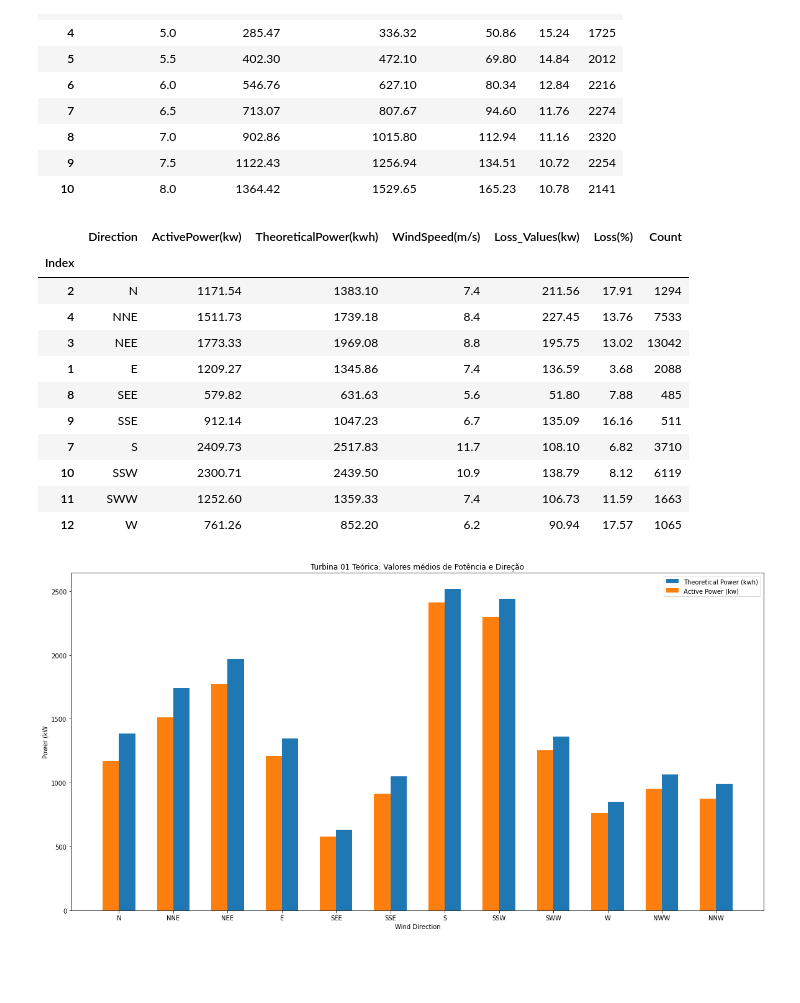
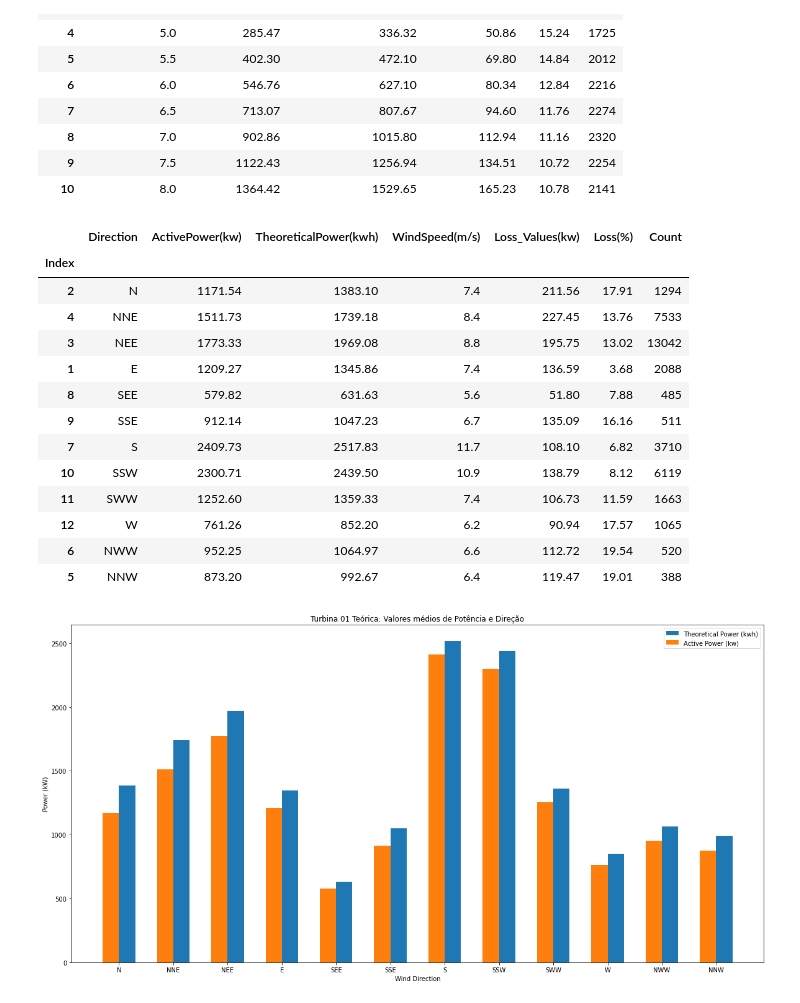
Before and after one commit to RaulOAlves/Wind_Turbine_Scada, a Jupyter notebook: Wind_Turbine_Scada.ipynb, the cells around one changed output. Cells and saved outputs as stored; diff of their text form; code cells hidden in the pictures; blank space fills up the shorter version.

```diff
--- a/Wind_Turbine_Scada.ipynb
+++ b/Wind_Turbine_Scada.ipynb
@@ -413,34 +413,36 @@ df_directions=df_directions[['Direction',
 df_directions['Index']=list(range(1,len(df_directions.index)+1))
 df_directions.set_index('Index', inplace=True)
 
 # Arredondar os valores para 2 casas decimais
 df_directions = df_directions.round({'WindSpeed(m/s)': 1,
                                      'ActivePower(kw)': 2,
                                      'TheoreticalPower(kwh)': 2,
                                      'Loss_Values(kw)': 2,
                                      'Loss(%)': 2})
 
 # Criar uma coluna para mostrar quantos registros tem naquele grupo
 df_directions['Count'] = [len(df_3['Direction'][df_3['Direction']==i]) for i in df_directions['Direction']]
 
 # Ordenando pela direção com a coluna mean_direction
 df_directions = df_directions.sort_values('mean_direction')
 df_directions.drop(columns={'mean_direction'}, inplace=True)
 
-df_directions.head(10)
+df_directions
 # %% [output]
 |  | Direction | ActivePower(kw) | TheoreticalPower(kwh) | WindSpeed(m/s) | Loss_Values(kw) | Loss(%) | Count |
 | Index |  |  |  |  |  |  |  |
 | 2 | N | 1171.54 | 1383.10 | 7.4 | 211.56 | 17.91 | 1294 |
 | 4 | NNE | 1511.73 | 1739.18 | 8.4 | 227.45 | 13.76 | 7533 |
 | 3 | NEE | 1773.33 | 1969.08 | 8.8 | 195.75 | 13.02 | 13042 |
 | 1 | E | 1209.27 | 1345.86 | 7.4 | 136.59 | 3.68 | 2088 |
 | 8 | SEE | 579.82 | 631.63 | 5.6 | 51.80 | 7.88 | 485 |
 | 9 | SSE | 912.14 | 1047.23 | 6.7 | 135.09 | 16.16 | 511 |
 | 7 | S | 2409.73 | 2517.83 | 11.7 | 108.10 | 6.82 | 3710 |
 | 10 | SSW | 2300.71 | 2439.50 | 10.9 | 138.79 | 8.12 | 6119 |
 | 11 | SWW | 1252.60 | 1359.33 | 7.4 | 106.73 | 11.59 | 1663 |
 | 12 | W | 761.26 | 852.20 | 6.2 | 90.94 | 17.57 | 1065 |
+| 6 | NWW | 952.25 | 1064.97 | 6.6 | 112.72 | 19.54 | 520 |
+| 5 | NNW | 873.20 | 992.67 | 6.4 | 119.47 | 19.01 | 388 |
 # %%
 # Gráfico comparando a potência teórica com a real por direção
 
```
Also changed, not shown: parts of 4 cells of this notebook.
